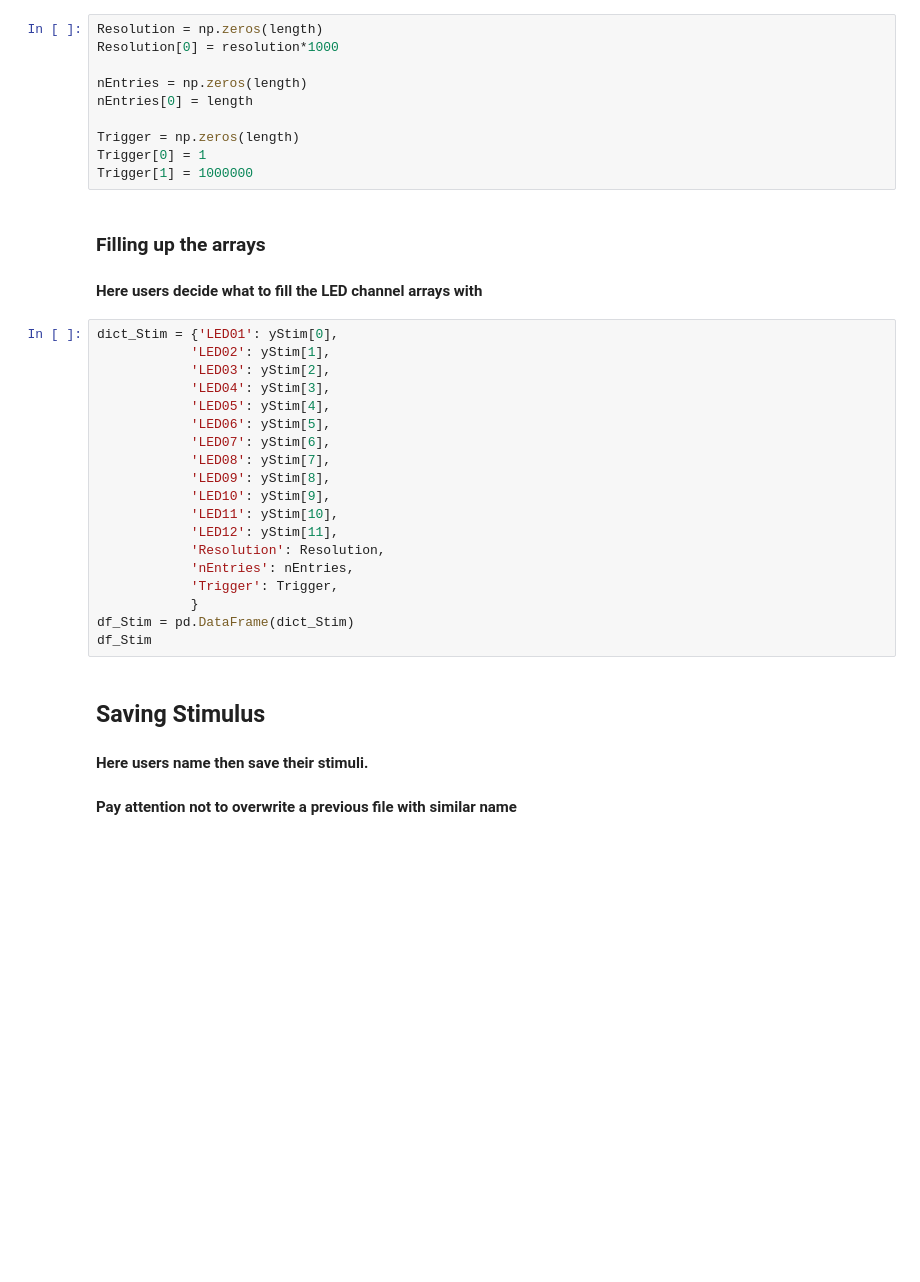
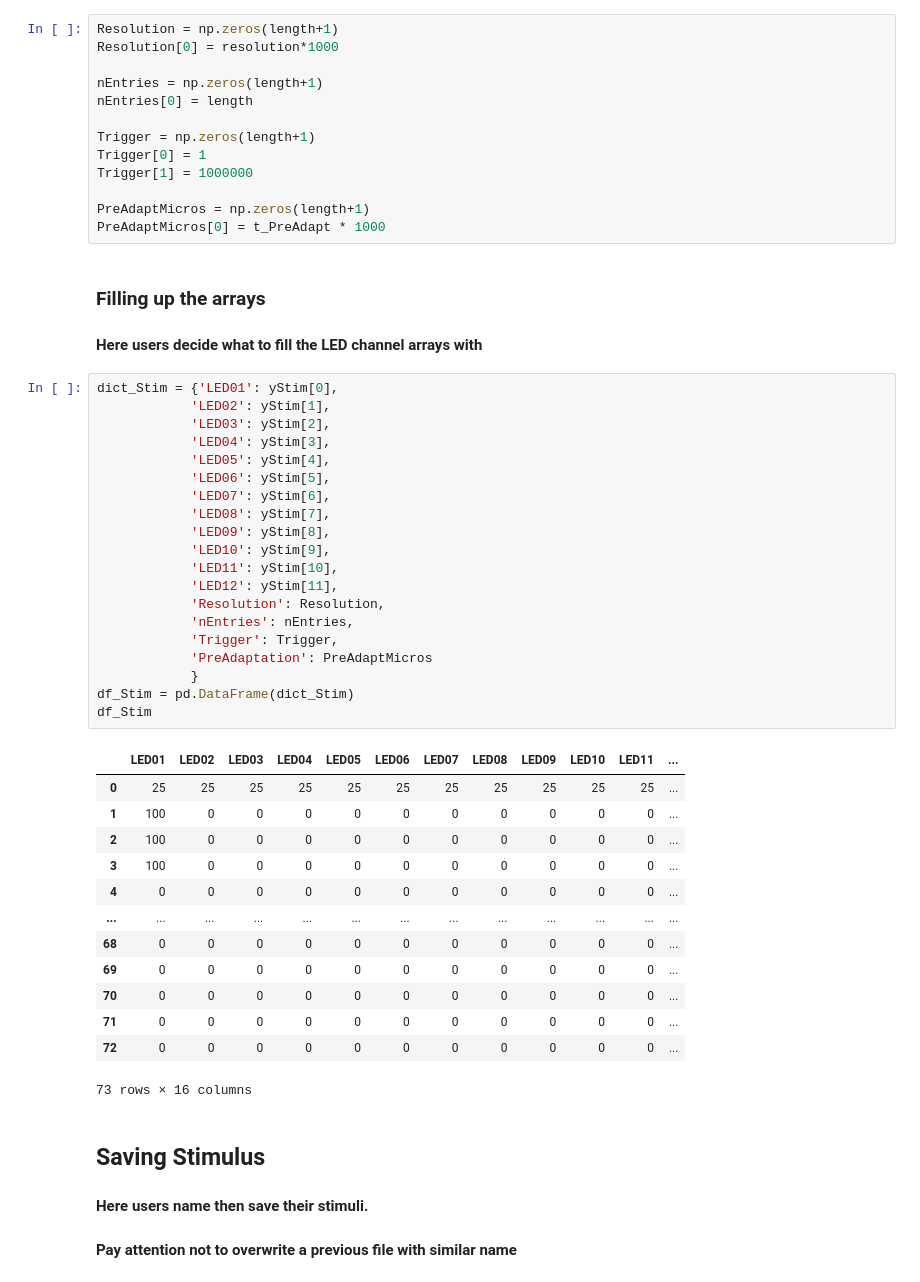
Before and after one commit to OpenSourceNeuro/LED-Zappelin-V2, a Jupyter notebook: Notebooks/ColourSteps.ipynb, the cells around one changed output. Saved outputs shown, nothing was run; the diff lists cells and outputs as text; blank space fills up the shorter version.

```diff
--- a/Notebooks/ColourSteps.ipynb
+++ b/Notebooks/ColourSteps.ipynb
@@ -52,37 +56,55 @@ If Trigger[0] is set to "1" (by default), a trigger signal will be output at the
 <br></br>
 If Trigger[0] is set to a n higher number, this n number will corresponds to n custom triggers users can set to roll in sequence. n entries need then to be set up to Trigger[n+1]. The rest of the array can be ignored.
 # %%
-Resolution = np.zeros(length)
+Resolution = np.zeros(length+1)
 Resolution[0] = resolution*1000
 
-nEntries = np.zeros(length)
+nEntries = np.zeros(length+1)
 nEntries[0] = length
 
-Trigger = np.zeros(length)
+Trigger = np.zeros(length+1)
 Trigger[0] = 1
 Trigger[1] = 1000000
+
+PreAdaptMicros = np.zeros(length+1)
+PreAdaptMicros[0] = t_PreAdapt * 1000
 # %% [markdown]
 ### Filling up the arrays
 #### Here users decide what to fill the LED channel arrays with
 # %%
 dict_Stim = {'LED01': yStim[0],
             'LED02': yStim[1],
             'LED03': yStim[2],
             'LED04': yStim[3],
             'LED05': yStim[4],
             'LED06': yStim[5],
             'LED07': yStim[6],
             'LED08': yStim[7],
             'LED09': yStim[8],
             'LED10': yStim[9],
             'LED11': yStim[10],
             'LED12': yStim[11],
             'Resolution': Resolution,
             'nEntries': nEntries,
             'Trigger': Trigger,
+            'PreAdaptation': PreAdaptMicros
             }
 df_Stim = pd.DataFrame(dict_Stim)
 df_Stim
+# %% [output]
+|  | LED01 | LED02 | LED03 | LED04 | LED05 | LED06 | LED07 | LED08 | LED09 | LED10 | LED11 | ... |
+| 0 | 25 | 25 | 25 | 25 | 25 | 25 | 25 | 25 | 25 | 25 | 25 | ... |
+| 1 | 100 | 0 | 0 | 0 | 0 | 0 | 0 | 0 | 0 | 0 | 0 | ... |
+| 2 | 100 | 0 | 0 | 0 | 0 | 0 | 0 | 0 | 0 | 0 | 0 | ... |
+| 3 | 100 | 0 | 0 | 0 | 0 | 0 | 0 | 0 | 0 | 0 | 0 | ... |
+| 4 | 0 | 0 | 0 | 0 | 0 | 0 | 0 | 0 | 0 | 0 | 0 | ... |
+| ... | ... | ... | ... | ... | ... | ... | ... | ... | ... | ... | ... | ... |
+| 68 | 0 | 0 | 0 | 0 | 0 | 0 | 0 | 0 | 0 | 0 | 0 | ... |
+| 69 | 0 | 0 | 0 | 0 | 0 | 0 | 0 | 0 | 0 | 0 | 0 | ... |
+| 70 | 0 | 0 | 0 | 0 | 0 | 0 | 0 | 0 | 0 | 0 | 0 | ... |
+| 71 | 0 | 0 | 0 | 0 | 0 | 0 | 0 | 0 | 0 | 0 | 0 | ... |
+| 72 | 0 | 0 | 0 | 0 | 0 | 0 | 0 | 0 | 0 | 0 | 0 | ... |
+73 rows × 16 columns
 # %% [markdown]
 ## Saving Stimulus
 #### Here users name then save their stimuli.
```
Also changed, not shown: parts of 2 cells of this notebook, 6 other files.
